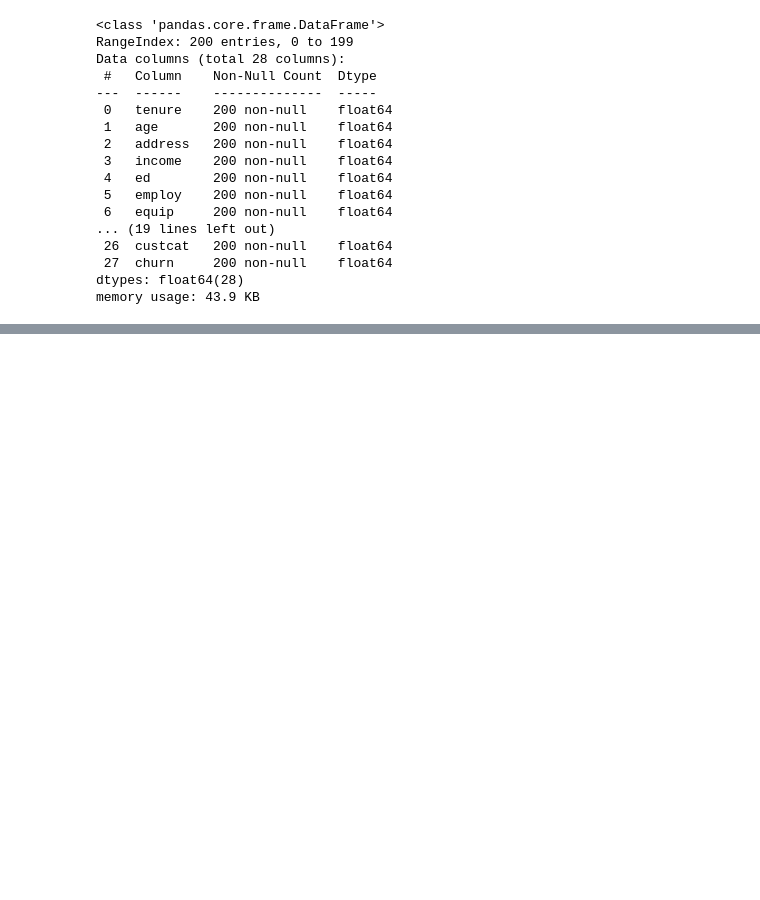
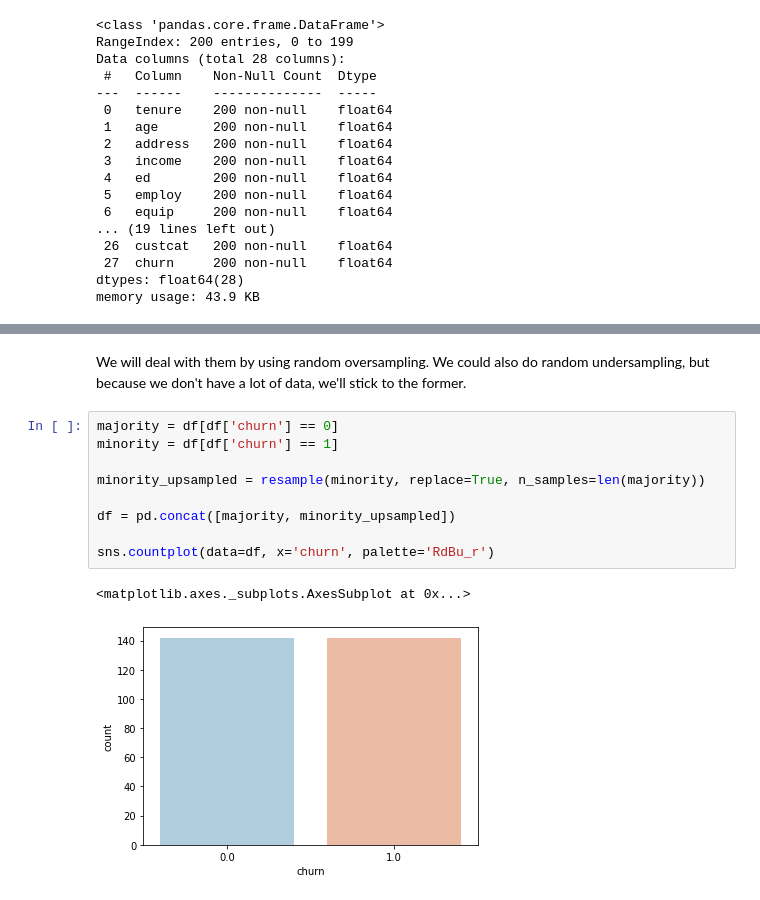
Before and after one commit to SimeonHristov99/AI_PredictChurn_Adaboost, a Jupyter notebook: solution.ipynb, the cells around one changed output, grey strips where cells are left out. Cells and saved outputs as stored; diff of their text form; blank space fills up the shorter version.

```diff
--- a/solution.ipynb
+++ b/solution.ipynb
@@ -243,0 +107,14 @@ accuracy(y_test, clf.predict(X_test))
+# %% [markdown]
+We will deal with them by using random oversampling. We could also do random undersampling, but because we don't have a lot of data, we'll stick to the former.
+# %%
+majority = df[df['churn'] == 0]
+minority = df[df['churn'] == 1]
+
+minority_upsampled = resample(minority, replace=True, n_samples=len(majority))
+
+df = pd.concat([majority, minority_upsampled])
+
+sns.countplot(data=df, x='churn', palette='RdBu_r')
+# %% [output]
+<matplotlib.axes._subplots.AxesSubplot at 0x...>
+[figure, added]
```
Also changed, not shown: parts of 75 cells of this notebook.
